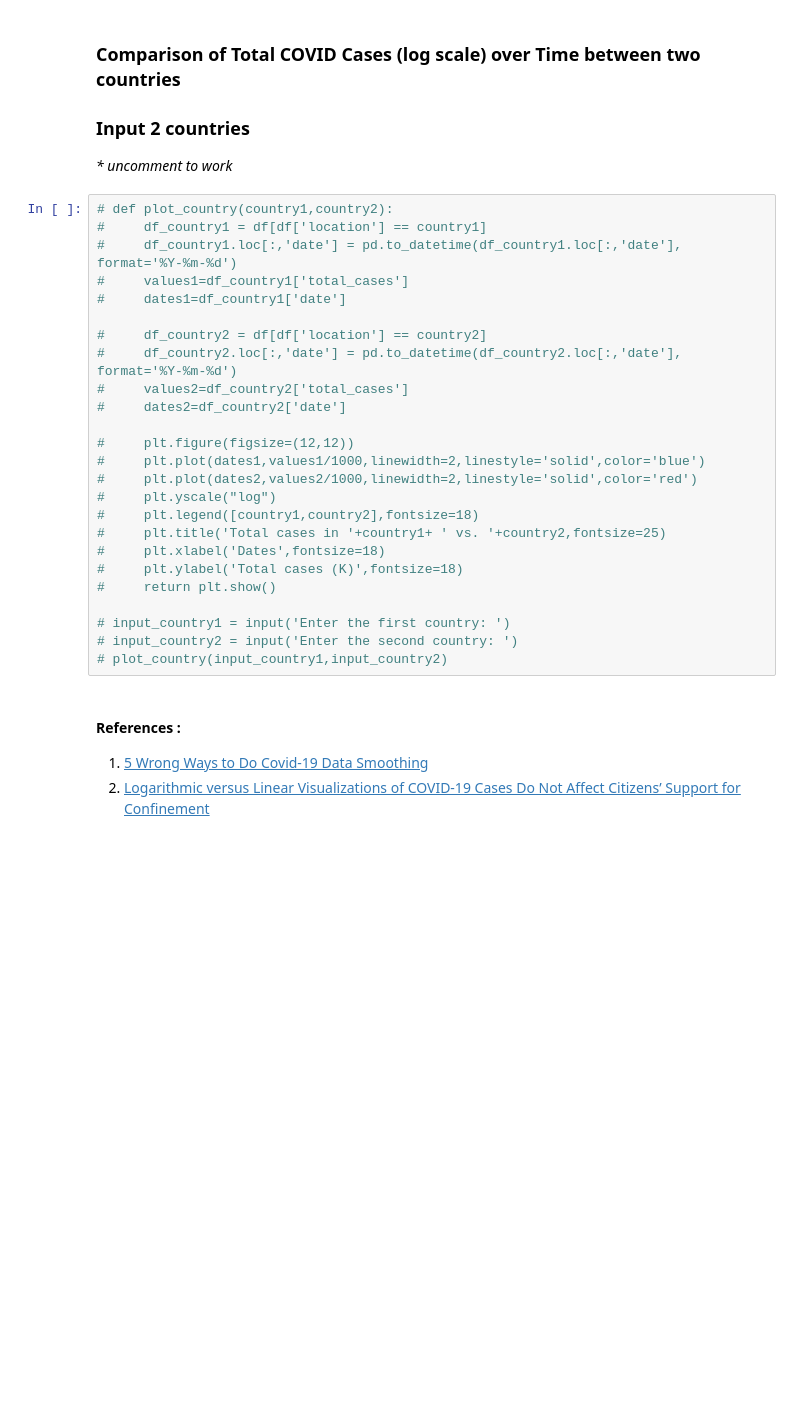
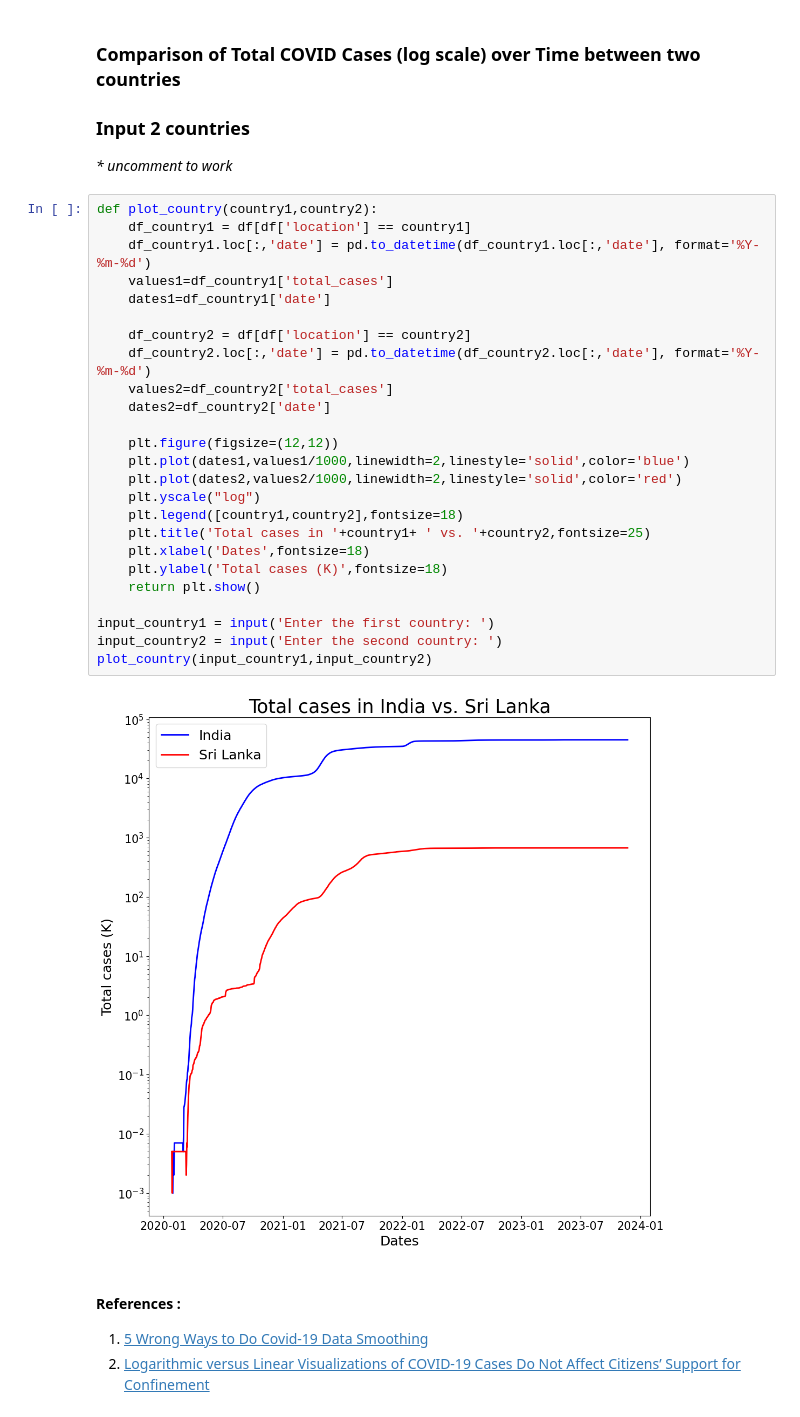
Before and after one commit to dilancroos/data_visualisation, a Jupyter notebook: main.ipynb, the cells around one changed output. Drawn from its saved outputs; the diff is of its cells as text; blank space fills up the shorter version.

```diff
--- a/main.ipynb
+++ b/main.ipynb
@@ -273,30 +272,32 @@ If a country has a low population, even a small number of deaths causes the coun
 
 _* uncomment to work_
 # %%
-# def plot_country(country1,country2):
-#     df_country1 = df[df['location'] == country1]
-#     df_country1.loc[:,'date'] = pd.to_datetime(df_country1.loc[:,'date'], format='%Y-%m-%d')
-#     values1=df_country1['total_cases']
-#     dates1=df_country1['date']
+def plot_country(country1,country2):
+    df_country1 = df[df['location'] == country1]
+    df_country1.loc[:,'date'] = pd.to_datetime(df_country1.loc[:,'date'], format='%Y-%m-%d')
+    values1=df_country1['total_cases']
+    dates1=df_country1['date']
 
-#     df_country2 = df[df['location'] == country2]
-#     df_country2.loc[:,'date'] = pd.to_datetime(df_country2.loc[:,'date'], format='%Y-%m-%d')
-#     values2=df_country2['total_cases']
-#     dates2=df_country2['date']
+    df_country2 = df[df['location'] == country2]
+    df_country2.loc[:,'date'] = pd.to_datetime(df_country2.loc[:,'date'], format='%Y-%m-%d')
+    values2=df_country2['total_cases']
+    dates2=df_country2['date']
 
-#     plt.figure(figsize=(12,12))
-#     plt.plot(dates1,values1/1000,linewidth=2,linestyle='solid',color='blue')
-#     plt.plot(dates2,values2/1000,linewidth=2,linestyle='solid',color='red')
-#     plt.yscale("log")
-#     plt.legend([country1,country2],fontsize=18)
-#     plt.title('Total cases in '+country1+ ' vs. '+country2,fontsize=25)
-#     plt.xlabel('Dates',fontsize=18)
-#     plt.ylabel('Total cases (K)',fontsize=18)
-#     return plt.show()
+    plt.figure(figsize=(12,12))
+    plt.plot(dates1,values1/1000,linewidth=2,linestyle='solid',color='blue')
+    plt.plot(dates2,values2/1000,linewidth=2,linestyle='solid',color='red')
+    plt.yscale("log")
+    plt.legend([country1,country2],fontsize=18)
+    plt.title('Total cases in '+country1+ ' vs. '+country2,fontsize=25)
+    plt.xlabel('Dates',fontsize=18)
+    plt.ylabel('Total cases (K)',fontsize=18)
+    return plt.show()
 
-# input_country1 = input('Enter the first country: ')
-# input_country2 = input('Enter the second country: ')
-# plot_country(input_country1,input_country2)
+input_country1 = input('Enter the first country: ')
+input_country2 = input('Enter the second country: ')
+plot_country(input_country1,input_country2)
+# %% [output]
+[figure, added]
 # %% [markdown]
 #### References :
 
```
Also changed, not shown: parts of 7 cells of this notebook.
